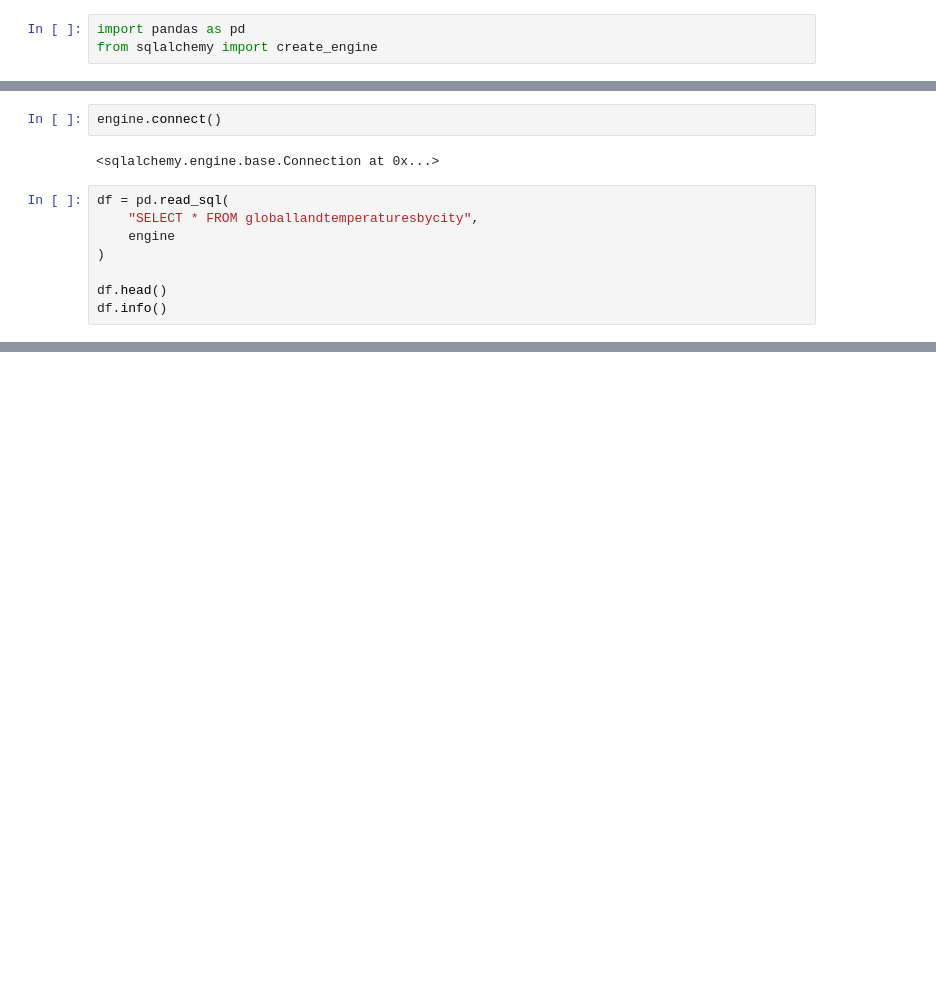
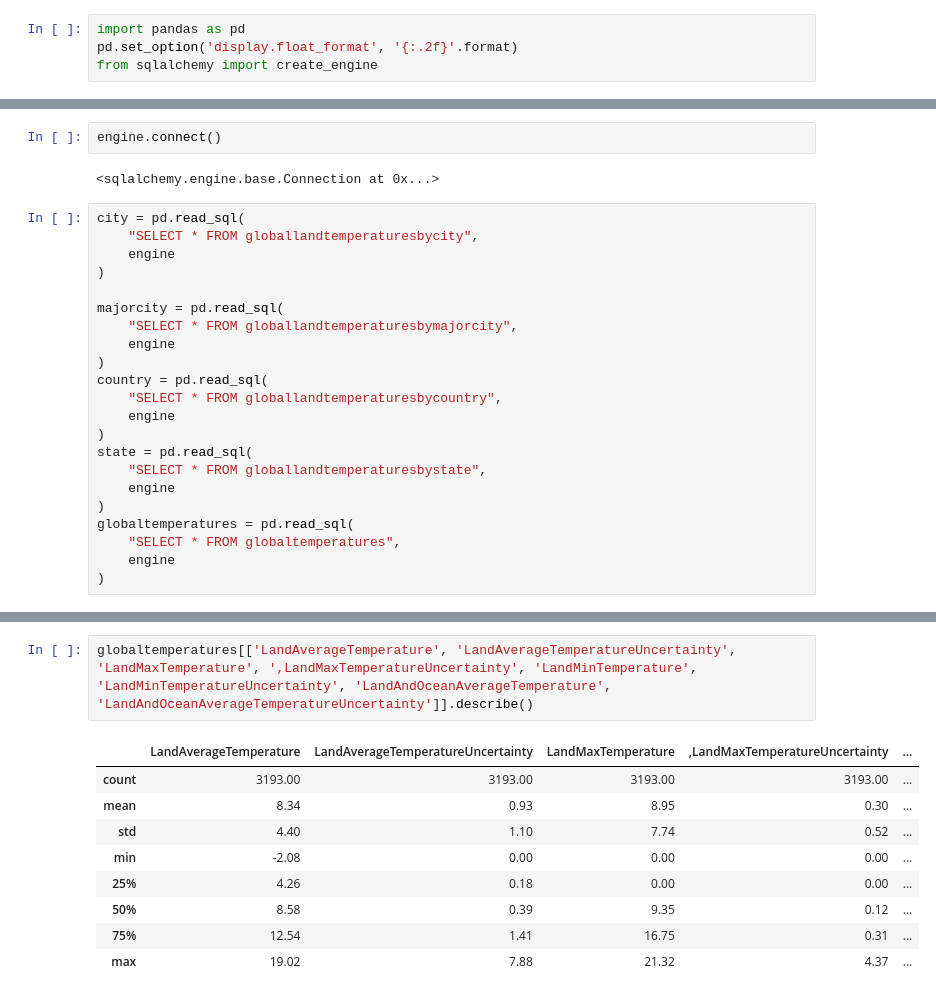
Before and after one commit to rafschmeits/nieuwe-datascience, a Jupyter notebook: climate-watch/climate_watch.ipynb, the cells around one changed output, grey strips where cells are left out. Drawn from its saved outputs; the diff is of its cells as text; blank space fills up the shorter version.

```diff
--- a/climate-watch/climate_watch.ipynb
+++ b/climate-watch/climate_watch.ipynb
@@ -25,4 +25,5 @@ Note: you may need to restart the kernel to use updated packages.
 [notice] To update, run: python.exe -m pip install --upgrade pip
 # %%
 import pandas as pd
+pd.set_option('display.float_format', '{:.2f}'.format)
 from sqlalchemy import create_engine
@@ -39,10 +36,24 @@ engine.connect()
 # %% [output]
 <sqlalchemy.engine.base.Connection at 0x...>
 # %%
-df = pd.read_sql(
+city = pd.read_sql(
     "SELECT * FROM globallandtemperaturesbycity",
     engine
 )
 
-df.head()
-df.info()
+majorcity = pd.read_sql(
+    "SELECT * FROM globallandtemperaturesbymajorcity",
+    engine
+)
+country = pd.read_sql(
+    "SELECT * FROM globallandtemperaturesbycountry",
+    engine
+)
+state = pd.read_sql(
+    "SELECT * FROM globallandtemperaturesbystate",
+    engine
+)
+globaltemperatures = pd.read_sql(
+    "SELECT * FROM globaltemperatures",
+    engine
+)
@@ -73,0 +108,12 @@ ModuleNotFoundError: No module named 'pandas'
+# %%
+globaltemperatures[['LandAverageTemperature', 'LandAverageTemperatureUncertainty', 'LandMaxTemperature', ',LandMaxTemperatureUncertainty', 'LandMinTemperature', 'LandMinTemperatureUncertainty', 'LandAndOceanAverageTemperature', 'LandAndOceanAverageTemperatureUncertainty']].describe()
+# %% [output]
+|  | LandAverageTemperature | LandAverageTemperatureUncertainty | LandMaxTemperature | ,LandMaxTemperatureUncertainty | ... |
+| count | 3193.00 | 3193.00 | 3193.00 | 3193.00 | ... |
+| mean | 8.34 | 0.93 | 8.95 | 0.30 | ... |
+| std | 4.40 | 1.10 | 7.74 | 0.52 | ... |
+| min | -2.08 | 0.00 | 0.00 | 0.00 | ... |
+| 25% | 4.26 | 0.18 | 0.00 | 0.00 | ... |
+| 50% | 8.58 | 0.39 | 9.35 | 0.12 | ... |
+| 75% | 12.54 | 1.41 | 16.75 | 0.31 | ... |
+| max | 19.02 | 7.88 | 21.32 | 4.37 | ... |
```
Also changed, not shown: parts of 13 cells of this notebook.
